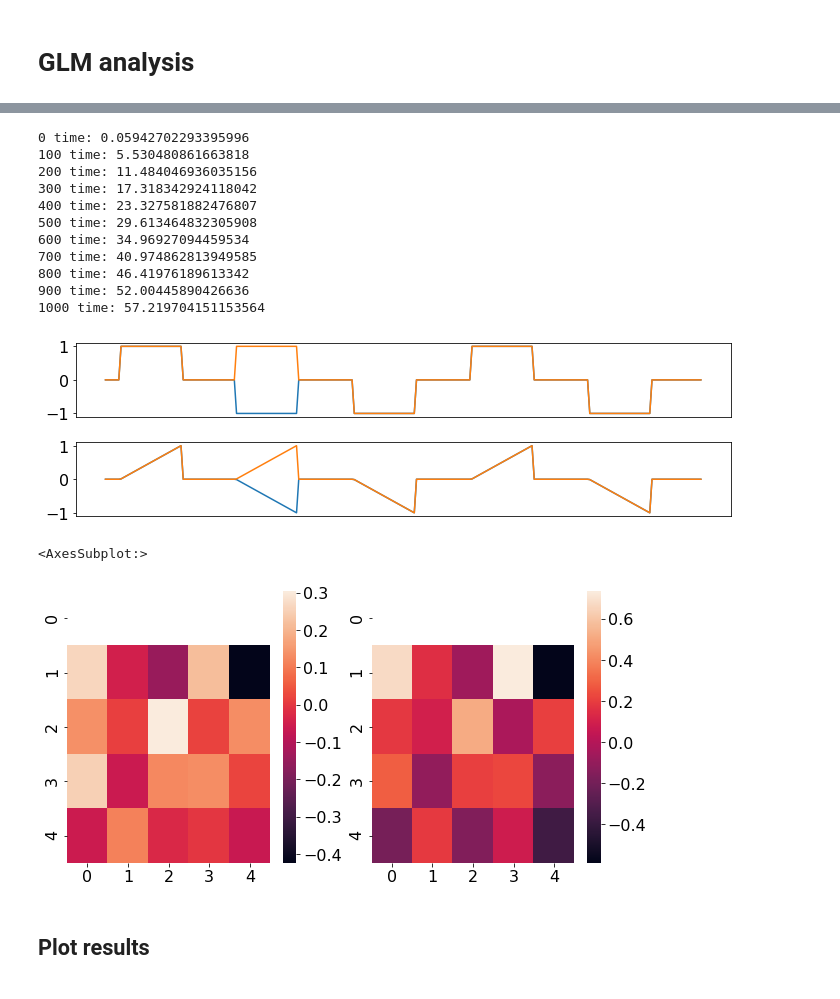
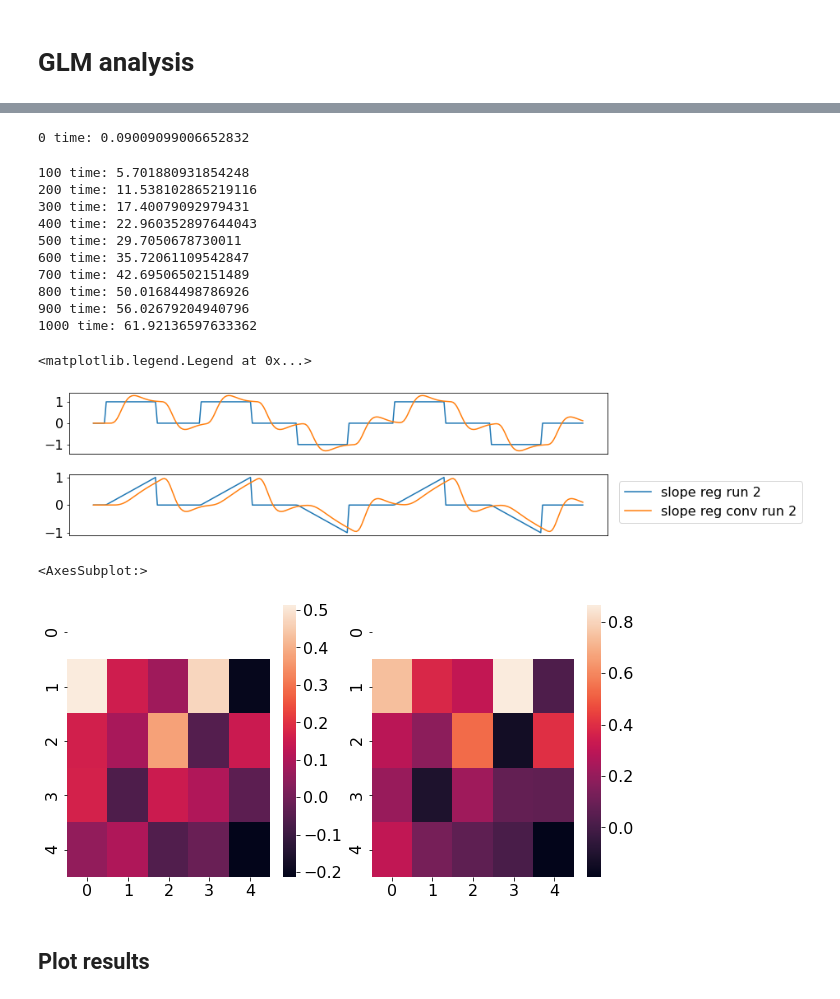
Before and after one commit to rvarrier/HCP_socialtask_analysis, a Jupyter notebook: fMRI/regressor_based_analyses/2A_1_A_fMRI_LM_allmovies.ipynb, the cells around one changed output, grey strips where cells are left out. Saved outputs shown, nothing was run; the diff lists cells and outputs as text; code cells hidden in the pictures.

```diff
--- a/fMRI/regressor_based_analyses/2A_1_A_fMRI_LM_allmovies.ipynb
+++ b/fMRI/regressor_based_analyses/2A_1_A_fMRI_LM_allmovies.ipynb
@@ -85,3 +85,13 @@ from sklearn.linear_model import LinearRegression
 from multiprocessing import Pool
 from joblib import cpu_count
 import time
+# %%
+#defining the hrf
+from nltools.external import glover_hrf
+
+tr = .72
+#hrf function
+hrf = glover_hrf(tr, oversampling=1)
+plt.plot(hrf, linewidth=3)
+plt.ylabel('Intensity', fontsize=18)
+plt.xlabel('Time', fontsize=18)
@@ -134,51 +147,64 @@ if load == 0:
                     if (s==1) and (vid_no ==9):
                         plt.figure(1,figsize=(10,3))
                         plt.subplot(211)
-                        plt.plot(boxcar_run, label = 'block reg')
+                        plt.plot(boxcar_run[:,r], label = 'block reg run 2')
                         plt.xticks([])
                         plt.subplot(212)
-                        plt.plot(slope_run, label = 'slope reg')
+                        plt.plot(slope_run[:,r], label = 'slope reg run 2')
                         plt.xticks([])
                         plt.tight_layout()
 
                 #for node in range(268):
                 for r in range(2):
+
+                    boxcar_run[:,r] = np.convolve(boxcar_run[:,r], hrf)[:len(boxcar_run[:,r])]
+                    slope_run[:,r] = np.convolve(slope_run[:,r], hrf)[:len(slope_run[:,r])]
+
+                    if (s == 1) and (r ==1):
+                        plt.subplot(211)
+                        plt.plot(boxcar_run[:,r], label = 'block reg conv run 2')
+                        plt.subplot(212)
+                        plt.plot(slope_run[:,r], label = 'slope reg conv run 2')
+
                     #Y = timecourses[s,node,:,r]
                     Y = timecourses[s,:,:,r] # nodes * ntimepts
 
                     XY = np.hstack((np.tile(boxcar_run[:,r],(268,1)),Y))
                     #print(XY)
                     XY = [i for i in XY]
                     #X = boxcar_run[:,r].reshape((-1, 1))
                     coef_block[s,:,r] = pool.map(lm_estimate,XY)
 
                     XY = np.hstack((np.tile(slope_run[:,r],(268,1)),Y))
                     XY = [i for i in XY]
                     coef_slope[s,:,r] = pool.map(lm_estimate,XY)
 
     fileName = os.path.join(data_file_loc,f'coef_blockreg_all.npy')
     np.save(fileName,coef_block)
     fileName = os.path.join(data_file_loc,f'coef_slopereg_all.npy')
     np.save(fileName,coef_slope)
 
 elif load == 1:
     fileName = os.path.join(data_file_loc,f'coef_blockreg_all.npy')
     coef_block = np.load(fileName)
     fileName = os.path.join(data_file_loc,f'coef_slopereg_all.npy')
     coef_slope = np.load(fileName)
+
+plt.legend(bbox_to_anchor = [1.01,1])
 # %% [output]
-0 time: 0.05942702293395996
-100 time: 5.530480861663818
-200 time: 11.484046936035156
-300 time: 17.318342924118042
-400 time: 23.327581882476807
-500 time: 29.613464832305908
-600 time: 34.96927094459534
-700 time: 40.974862813949585
-800 time: 46.41976189613342
-900 time: 52.00445890426636
-1000 time: 57.219704151153564
+0 time: 0.09009099006652832
+100 time: 5.701880931854248
+200 time: 11.538102865219116
+300 time: 17.40079092979431
+400 time: 22.960352897644043
+500 time: 29.7050678730011
+600 time: 35.72061109542847
+700 time: 42.69506502151489
+800 time: 50.01684498786926
+900 time: 56.02679204940796
+1000 time: 61.92136597633362
+<matplotlib.legend.Legend at 0x...>
-[figure, old version]
+[figure, new version]
 # %%
 plt.figure(1,figsize=(10,5))
 plt.subplot(121)
@@ -187,7 +213,7 @@ plt.subplot(122)
 sns.heatmap(coef_slope[:5,:5,1])
 # %% [output]
 <AxesSubplot:>
-[figure, old version]
+[figure, new version]
 # %% [markdown]
 ## Plot results
 # %%
```
Also changed, not shown: parts of 3 cells of this notebook, 15 other files.
